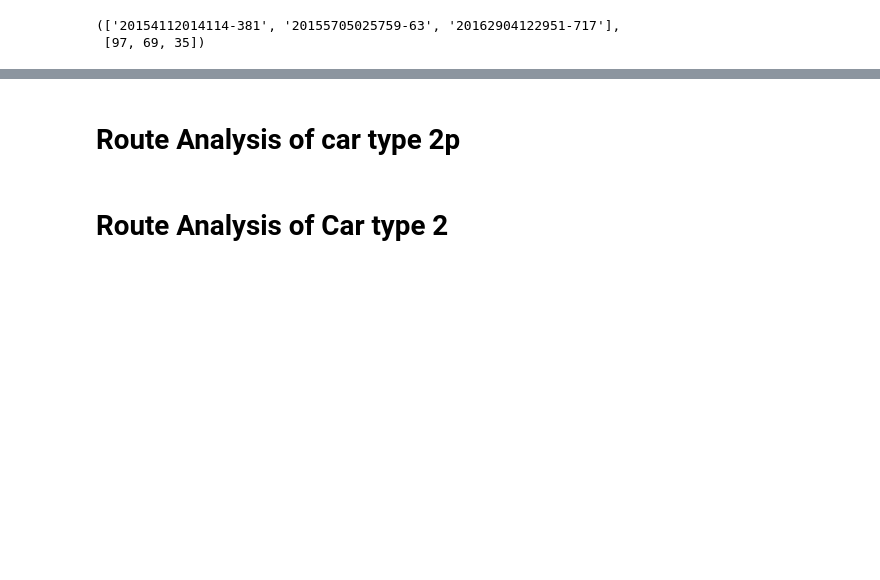
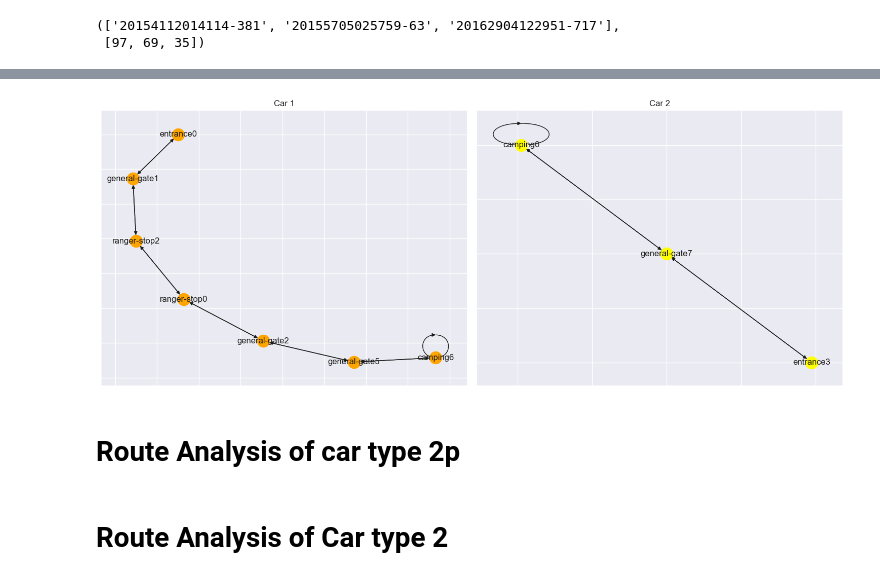
Before and after one commit to Visual-Analytics-2024/VA-Project, a Jupyter notebook: Python/Notebooks/tree.ipynb, the cells around one changed output, grey strips where cells are left out. Drawn from its saved outputs; the diff is of its cells as text; code cells hidden in the pictures; blank space fills up the shorter version.

Commit message:
added analomy detection code and ploted repeated behavoirs in anolomies on car type 1 and 2

```diff
--- a/Python/Notebooks/tree.ipynb
+++ b/Python/Notebooks/tree.ipynb
@@ -100,3 +134,36 @@ graph.write_png(os.path.join(path,"data/fig/cartype1_analomy.png"))
+# %%
+df_381 = pd.read_csv(os.path.join(path,'data/anolomy/stayed_to_long/catype1_entries_98_20154112014114-381.csv'))
+df_717 = pd.read_csv(os.path.join(path,'data/anolomy/stayed_to_long/catype1_entries_36_20162904122951-717.csv'))
+# %%
+repeated_381 = get_repeated_behaviour_in_analomy(df_381)
+repeated_717 = get_repeated_behaviour_in_analomy(df_717)
+# %%
+edges_381 = [(repeated_381[0][i],repeated_381[0][i+1]) for i in range(len(repeated_381[0])-1)]
+edges_717 = [(repeated_717[0][i],repeated_717[0][i+1]) for i in range(len(repeated_717[0])-1)]
+# %%
+graph_381 = nx.DiGraph()
+graph_717 = nx.DiGraph()
+
+graph_381.add_edges_from(edges_381)
+graph_717.add_edges_from(edges_717)
+# %%
+fig, ax = plt.subplots(1,2, figsize=(15,6), tight_layout=True)
+pos_381 = nx.spring_layout(graph_381,seed=63)
+pos_717 = nx.spring_layout(graph_717,seed=63)
+
+nx.draw_networkx_nodes(graph_381, pos_381,node_color="Orange",ax=ax[0])
+ax[0].set_title("Car 1")
+nx.draw_networkx_nodes(graph_717, pos_717,node_color="Yellow",ax=ax[1])
+nx.draw_networkx_labels(graph_381, pos_381,ax= ax[0])
+nx.draw_networkx_labels(graph_717, pos_717,ax= ax[1])
+
+nx.draw_networkx_edges(graph_381, pos_381, edgelist= edges_381, arrows=True,ax=ax[0])
+nx.draw_networkx_edges(graph_717, pos_717, edgelist= edges_717, arrows=True,ax=ax[1])
+ax[1].set_title("Car 2")
+
+plt.show()
+# %% [output]
+[figure, added]
 # %% [markdown]
 # Route Analysis of car type 2p
 # %%
```
Also changed, not shown: parts of 11 cells of this notebook.
